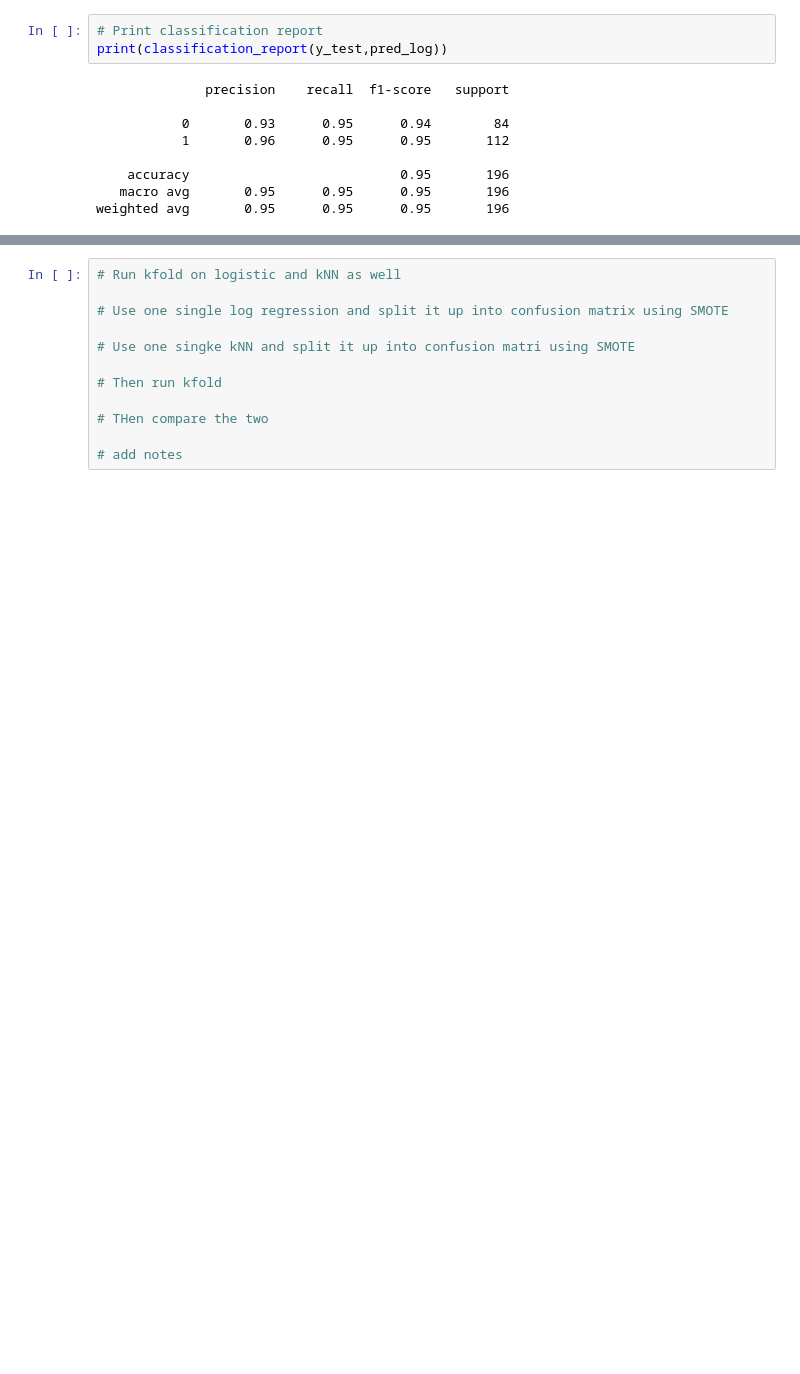
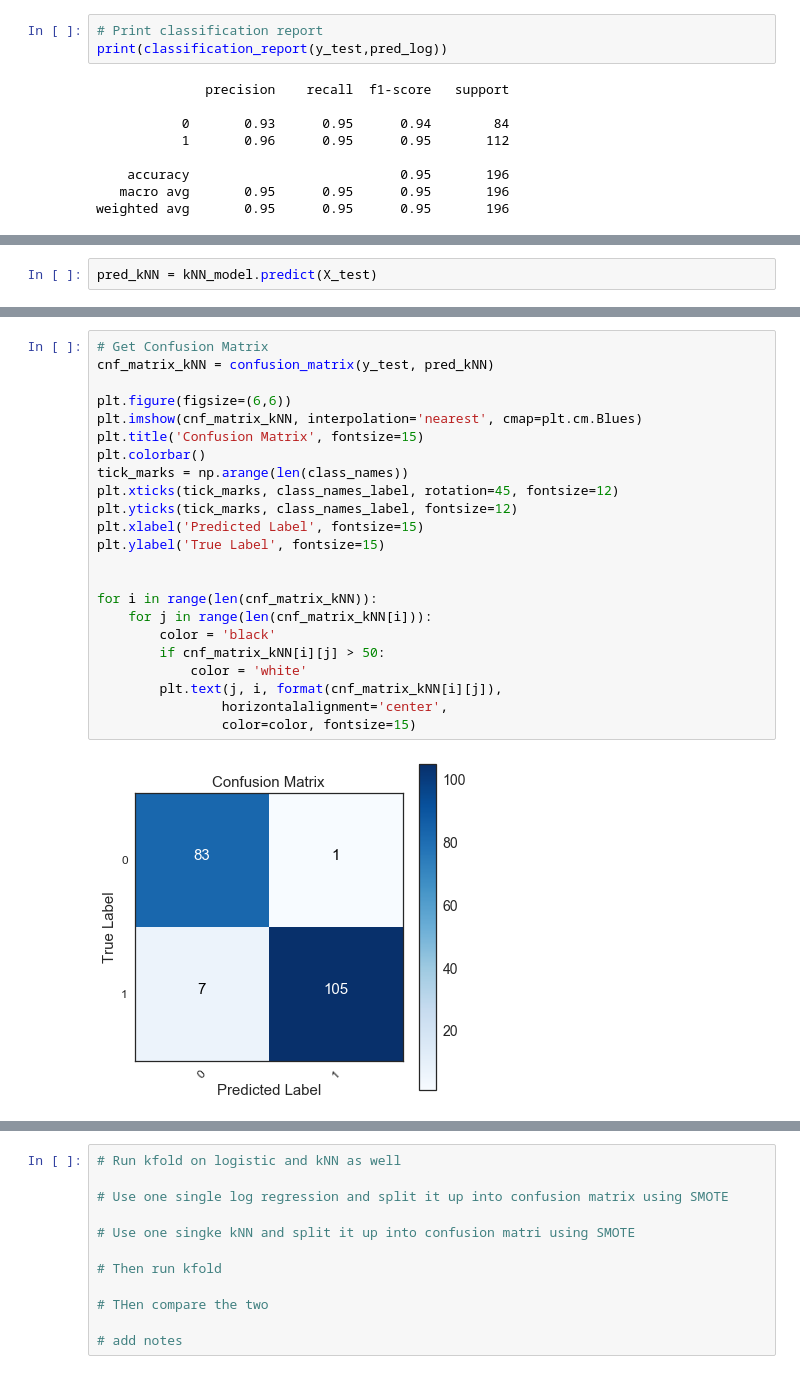
Before and after one commit to franciscedriccruz/CreditCardFraudDetection, a Jupyter notebook: Credit Card Fraud.ipynb, the cells around one changed output, grey strips where cells are left out. Saved outputs shown, nothing was run; the diff lists cells and outputs as text; blank space fills up the shorter version.

```diff
--- a/Credit Card Fraud.ipynb
+++ b/Credit Card Fraud.ipynb
@@ -464,0 +526,2 @@ y_orig = raw_data['Class']
+# %%
+pred_kNN = kNN_model.predict(X_test)
@@ -464,0 +544,25 @@ y_orig = raw_data['Class']
+# %%
+# Get Confusion Matrix
+cnf_matrix_kNN = confusion_matrix(y_test, pred_kNN)
+
+plt.figure(figsize=(6,6))
+plt.imshow(cnf_matrix_kNN, interpolation='nearest', cmap=plt.cm.Blues)
+plt.title('Confusion Matrix', fontsize=15)
+plt.colorbar()
+tick_marks = np.arange(len(class_names))
+plt.xticks(tick_marks, class_names_label, rotation=45, fontsize=12)
+plt.yticks(tick_marks, class_names_label, fontsize=12)
+plt.xlabel('Predicted Label', fontsize=15)
+plt.ylabel('True Label', fontsize=15)
+
+
+for i in range(len(cnf_matrix_kNN)):
+    for j in range(len(cnf_matrix_kNN[i])):
+        color = 'black'
+        if cnf_matrix_kNN[i][j] > 50:
+            color = 'white'
+        plt.text(j, i, format(cnf_matrix_kNN[i][j]),
+                horizontalalignment='center',
+                color=color, fontsize=15)
+# %% [output]
+[figure, added]
```
Also changed, not shown: parts of 78 cells of this notebook.
